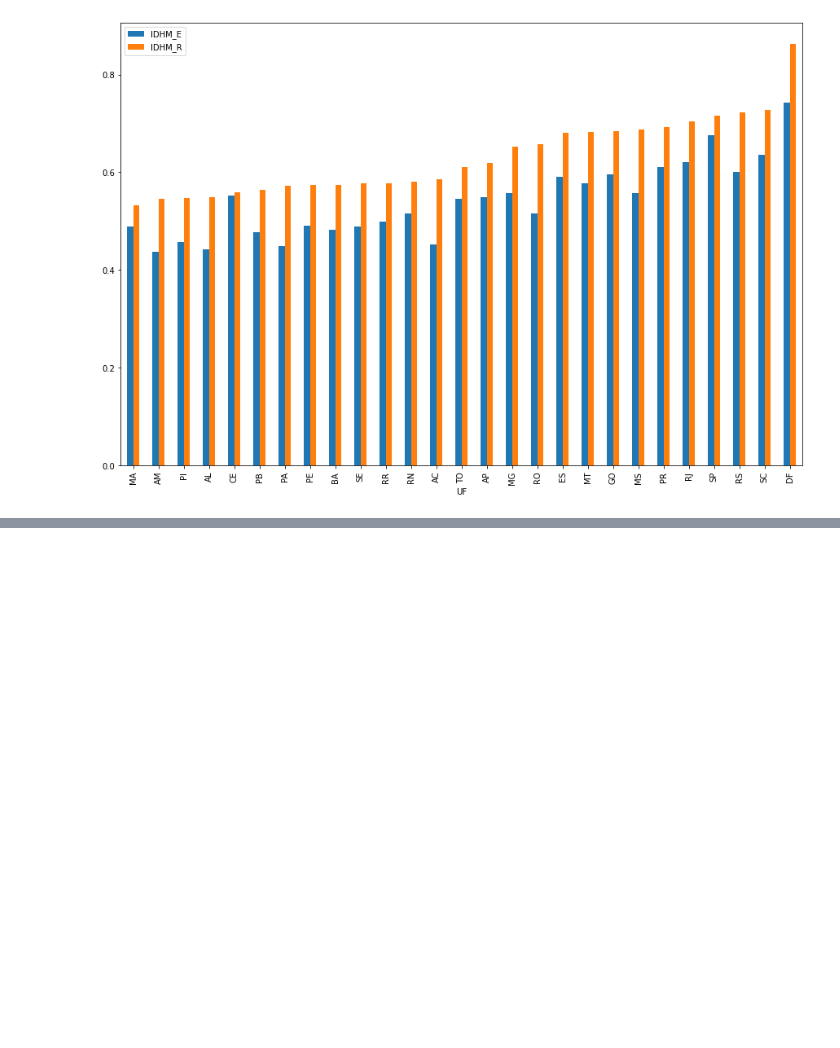
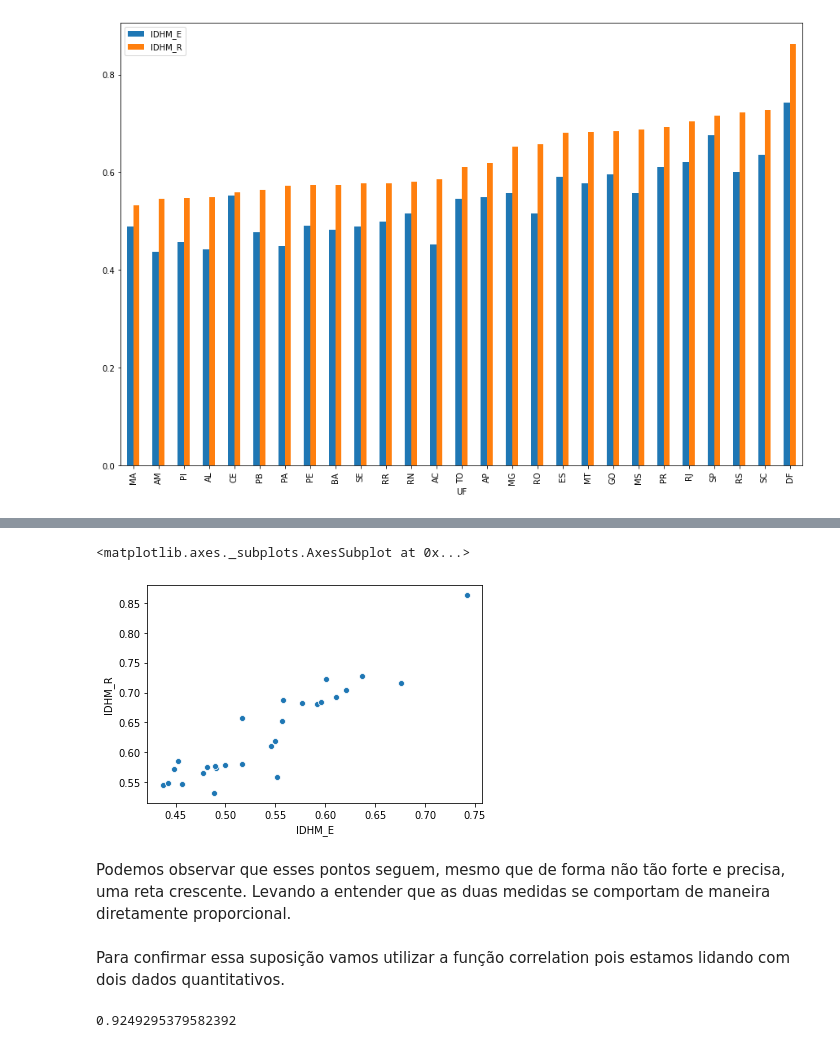
Before and after one commit to LucaDillenburg/Data-Analytics-Covid, a Jupyter notebook: main.ipynb, the cells around one changed output, grey strips where cells are left out. Cells and saved outputs as stored; diff of their text form; code cells hidden in the pictures; blank space fills up the shorter version.

Commit message:
Primeiras manipulacoes com os dados do COVID no Brasil

```diff
--- a/main.ipynb
+++ b/main.ipynb
@@ -187,8 +187,8 @@ df_idh_est.head()
 | AP | 0.642813 | 0.618875 | 0.549937 | 0.783938 |
 | BA | 0.593904 | 0.574743 | 0.481887 | 0.759583 |
 # %%
-df_idh_est = df_idh_est[['IDHM_E', 'IDHM_R']].sort_values('IDHM_R')
-df_idh_est.plot.bar(figsize=(15, 10))
+df_idh_correl = df_idh_est[['IDHM_E', 'IDHM_R']].sort_values('IDHM_R')
+df_idh_correl.plot.bar(figsize=(15, 10))
 # %% [output]
 <matplotlib.axes._subplots.AxesSubplot at 0x...>
 [figure]
@@ -196,0 +207,13 @@ Para descobrir se esses dois dados quantitativos tem correlação, vamos usar a
+# %%
+sns.scatterplot(df_idh_correl['IDHM_E'], df_idh_correl['IDHM_R'])
+# %% [output]
+<matplotlib.axes._subplots.AxesSubplot at 0x...>
+[figure, added]
+# %% [markdown]
+Podemos observar que esses pontos seguem, mesmo que de forma não tão forte e precisa, uma reta crescente. Levando a entender que as duas medidas se comportam de maneira diretamente proporcional.
+# %% [markdown]
+Para confirmar essa suposição vamos utilizar a função correlation pois estamos lidando com dois dados quantitativos.
+# %%
+df_idh_correl['IDHM_E'].corr(df_idh_correl['IDHM_R'])
+# %% [output]
+0.9249295379582392
```
Also changed, not shown: parts of 43 cells of this notebook, 6 other files.
